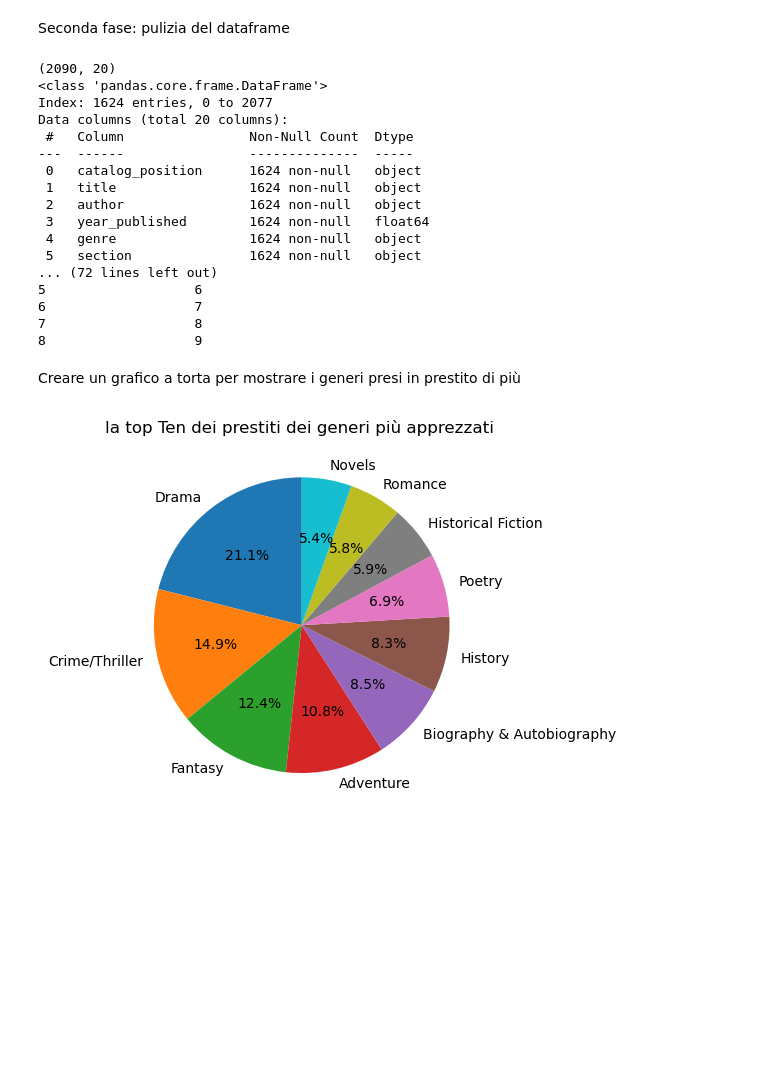
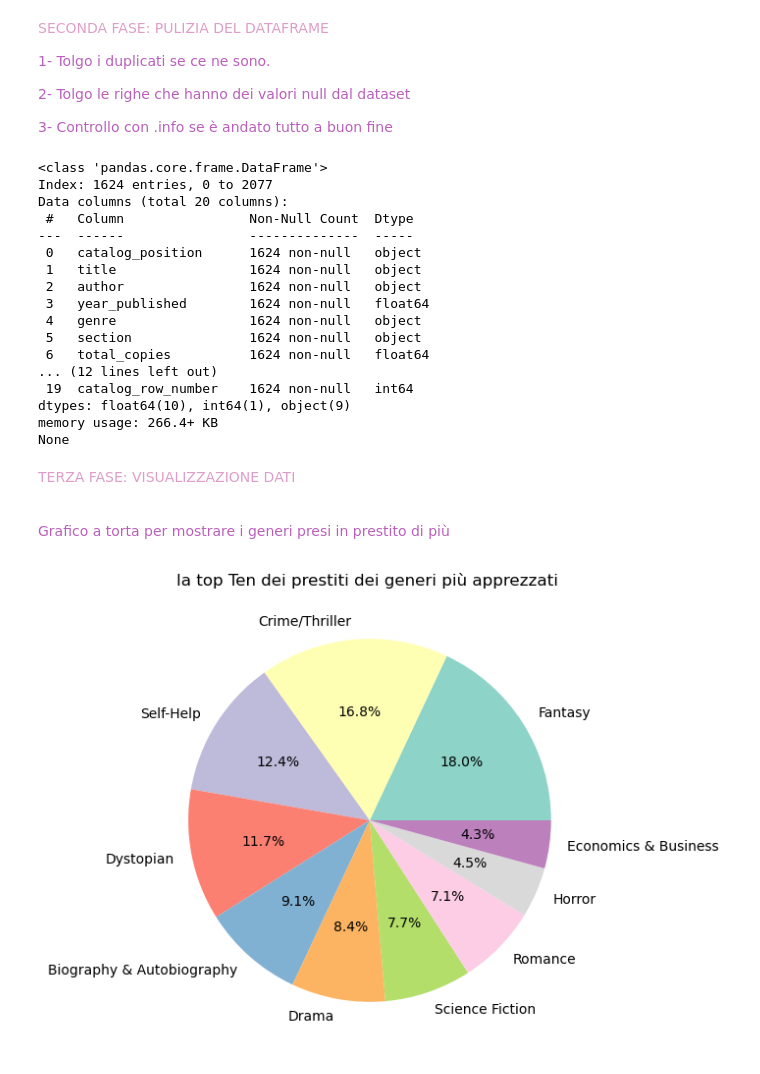
Before and after one commit to FraGra10/Gruppo_Finale_Test-, a Jupyter notebook: analisiBibliotecadf.ipynb, the cells around one changed output. Saved outputs shown, nothing was run; the diff lists cells and outputs as text; code cells hidden in the pictures; blank space fills up the shorter version.

```diff
--- a/analisiBibliotecadf.ipynb
+++ b/analisiBibliotecadf.ipynb
@@ -36,18 +47,16 @@ max               23.960000          15.000000           95.000000
 # %% [markdown]
-Seconda fase: pulizia del dataframe
+ <span style="color: rgb(222, 158, 200);">SECONDA FASE: PULIZIA DEL DATAFRAME</span>
+ <br />
+ <p style="color: rgb(186, 95, 188);">1- Tolgo i duplicati se ce ne sono. </p>
+ <p style="color: rgb(186, 95, 188);">2- Tolgo le righe che hanno dei valori null dal dataset </p>
+ <p style="color: rgb(186, 95, 188);">3- Controllo con .info se è andato tutto a buon fine </p>
 # %%
 df = df.drop_duplicates()
-print(df.shape)
 
 df = df.dropna()
 
 print(df.info())
-
-#ordinati per autore in ordine alfabetico
-
-print(df.head(8))
 # %% [output]
-(2090, 20)
 <class 'pandas.core.frame.DataFrame'>
 Index: 1624 entries, 0 to 2077
 Data columns (total 20 columns):
@@ -59,26 +68,42 @@ Data columns (total 20 columns):
  3   year_published        1624 non-null   float64
  4   genre                 1624 non-null   object
  5   section               1624 non-null   object
-... (72 lines left out)
-5                   6
-6                   7
-7                   8
-8                   9
+ 6   total_copies          1624 non-null   float64
+... (12 lines left out)
+ 19  catalog_row_number    1624 non-null   int64
+dtypes: float64(10), int64(1), object(9)
+memory usage: 266.4+ KB
+None
 # %% [markdown]
-Creare un grafico a torta per mostrare i generi presi in prestito di più
+
+<span style="color: rgb(222, 158, 200);">TERZA FASE: VISUALIZZAZIONE DATI </span>
+ <br />
+ <br />
+ <p style="color: rgb(186, 95, 188);">Grafico a torta per mostrare i generi presi in prestito di più </p>
 # %%
 import matplotlib.pyplot as plt
 
-prestiti_per_genere = df["genre"].value_counts(ascending = False)
-prestiti_per_genere_top_ten = prestiti_per_genere.head(10)
+# raggruppo per genere e sommo per i prestiti
+prestiti_per_genere = df.groupby("genre")["times_borrowed"].sum()
+
+# salvo in questa variabile sotto i generi con più prestiti attraverso il sort_values con ascending False che serve per ordinarli dal piu grande al piu piccolo. con l'head prendo i primi 10
+prestiti_per_genere_top_ten = prestiti_per_genere.sort_values(ascending=False).head(10)
+
+plt.figure(figsize=(6, 6))
 
 plt.pie(
     prestiti_per_genere_top_ten,
+
+# in labels c è l'index di prestiti_per_genere_top_ten che è il nome del genere
     labels=prestiti_per_genere_top_ten.index,
+
+# mostra le percentuali con un decimale
     autopct="%1.1f%%",
-    startangle=90,
+
+# setto la palette di colori pastello
+    colors=plt.cm.Set3.colors,
 )
 plt.title("la top Ten dei prestiti dei generi più apprezzati ")
 plt.show()
 # %% [output]
-[figure, old version]
+[figure, new version]
```
Also changed, not shown: parts of 11 cells of this notebook.
